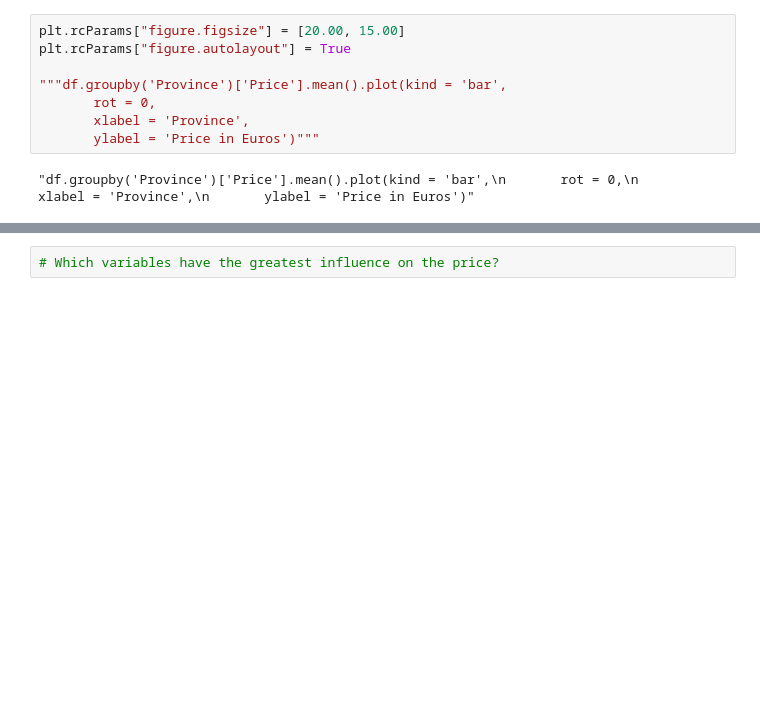
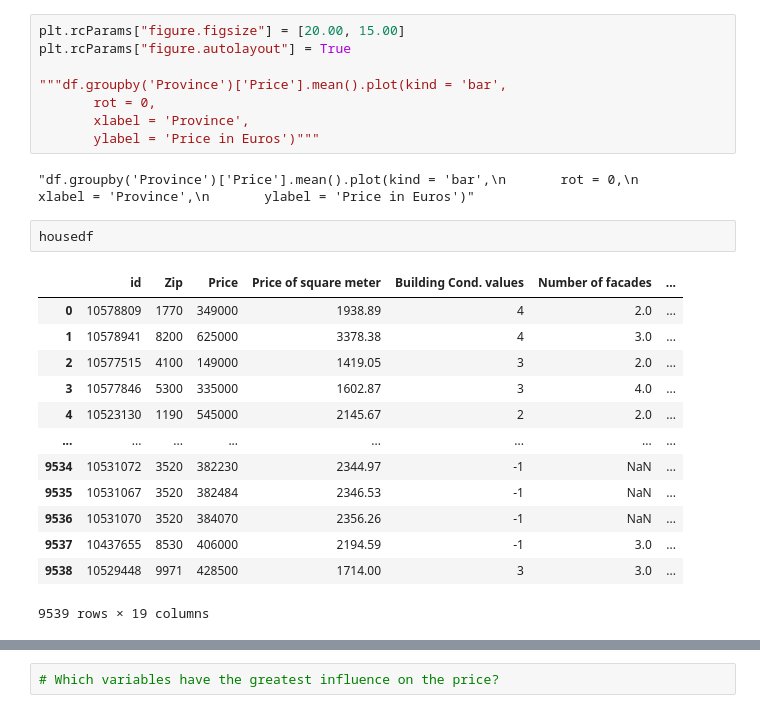
Before and after one commit to melikkekaya/challenge-data-analysis, a Jupyter notebook: sarkisvisual.ipynb, the cells around one changed output, grey strips where cells are left out. Drawn from its saved outputs; the diff is of its cells as text; blank space fills up the shorter version.

```diff
--- a/sarkisvisual.ipynb
+++ b/sarkisvisual.ipynb
@@ -82,3 +82,19 @@ plt.rcParams["figure.autolayout"] = True
        ylabel = 'Price in Euros')"""
 # %% [output]
 "df.groupby('Province')['Price'].mean().plot(kind = 'bar',\n       rot = 0,\n       xlabel = 'Province',\n       ylabel = 'Price in Euros')"
+# %%
+housedf
+# %% [output]
+|  | id | Zip | Price | Price of square meter | Building Cond. values | Number of facades | ... |
+| 0 | 10578809 | 1770 | 349000 | 1938.89 | 4 | 2.0 | ... |
+| 1 | 10578941 | 8200 | 625000 | 3378.38 | 4 | 3.0 | ... |
+| 2 | 10577515 | 4100 | 149000 | 1419.05 | 3 | 2.0 | ... |
+| 3 | 10577846 | 5300 | 335000 | 1602.87 | 3 | 4.0 | ... |
+| 4 | 10523130 | 1190 | 545000 | 2145.67 | 2 | 2.0 | ... |
+| ... | ... | ... | ... | ... | ... | ... | ... |
+| 9534 | 10531072 | 3520 | 382230 | 2344.97 | -1 | NaN | ... |
+| 9535 | 10531067 | 3520 | 382484 | 2346.53 | -1 | NaN | ... |
+| 9536 | 10531070 | 3520 | 384070 | 2356.26 | -1 | NaN | ... |
+| 9537 | 10437655 | 8530 | 406000 | 2194.59 | -1 | 3.0 | ... |
+| 9538 | 10529448 | 9971 | 428500 | 1714.00 | 3 | 3.0 | ... |
+9539 rows × 19 columns
```
Also changed, not shown: parts of 3 cells of this notebook, 1 other file.
